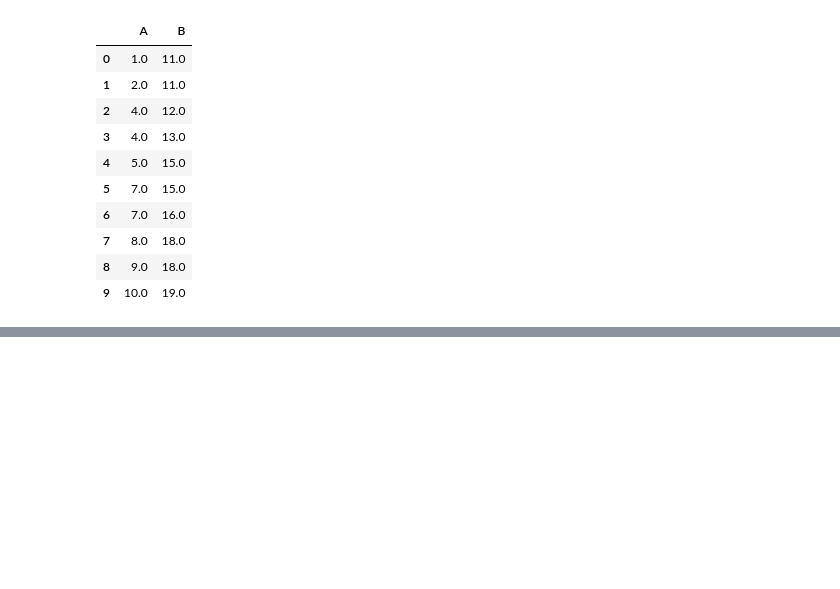
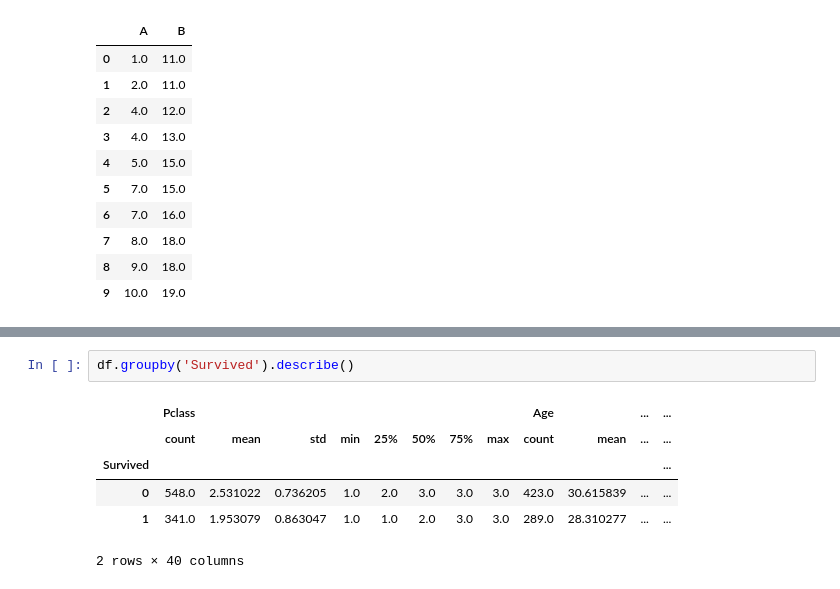
Before and after one commit to prA-G/DailyPythonNotes, a Jupyter notebook: 19_Pandas_Advance.ipynb, the cells around one changed output, grey strips where cells are left out. Drawn from its saved outputs; the diff is of its cells as text; blank space fills up the shorter version.

```diff
--- a/19_Pandas_Advance.ipynb
+++ b/19_Pandas_Advance.ipynb
@@ -733,0 +863,9 @@ df2.bfill()
+# %%
+df.groupby('Survived').describe()
+# %% [output]
+|  | Pclass |  |  |  |  |  |  |  | Age |  | ... | ... |
+|  | count | mean | std | min | 25% | 50% | 75% | max | count | mean | ... | ... |
+| Survived |  |  |  |  |  |  |  |  |  |  |  | ... |
+| 0 | 548.0 | 2.531022 | 0.736205 | 1.0 | 2.0 | 3.0 | 3.0 | 3.0 | 423.0 | 30.615839 | ... | ... |
+| 1 | 341.0 | 1.953079 | 0.863047 | 1.0 | 1.0 | 2.0 | 3.0 | 3.0 | 289.0 | 28.310277 | ... | ... |
+2 rows × 40 columns
```
Also changed, not shown: parts of 38 cells of this notebook.
